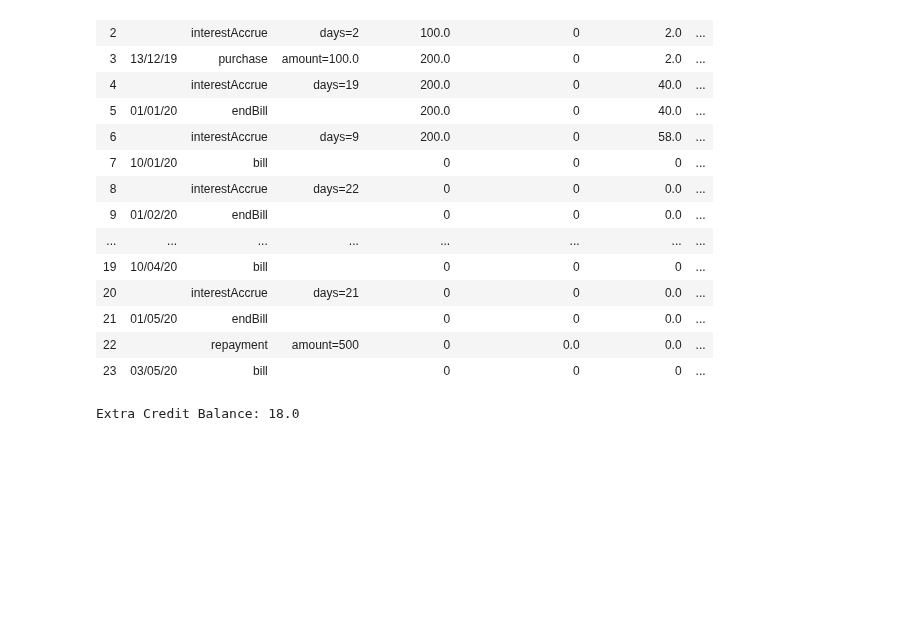
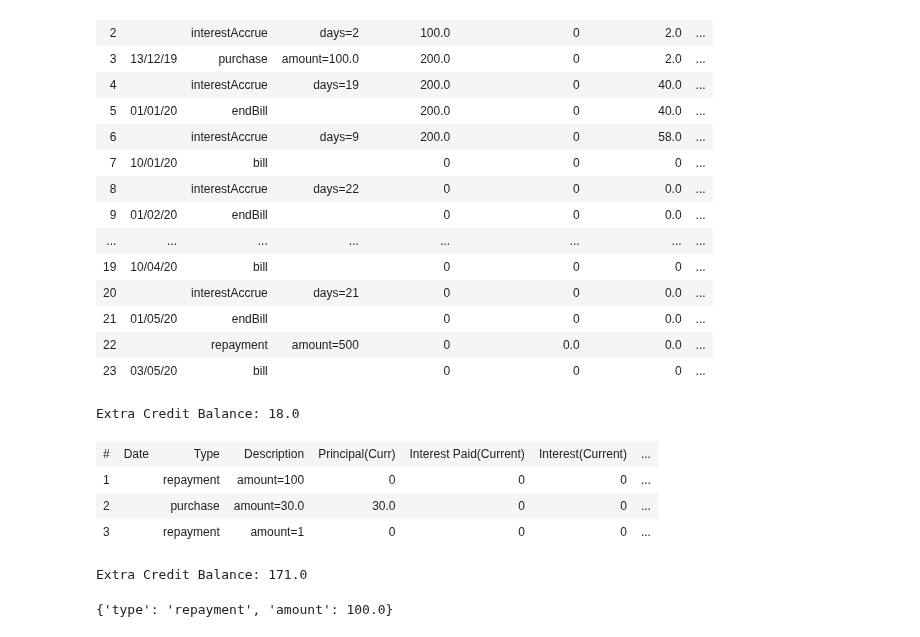
Before and after one commit to mkersh/MambuAPINotebook, a Jupyter notebook: credit-card interest wavering.ipynb, the cells around one changed output. Saved outputs shown, nothing was run; the diff lists cells and outputs as text; code cells hidden in the pictures; blank space fills up the shorter version.

```diff
--- a/credit-card interest wavering.ipynb
+++ b/credit-card interest wavering.ipynb
@@ -456,3 +457,20 @@ Historic interest paid 282.0
 | 22 |  | repayment | amount=500 | 0 | 0.0 | 0.0 | ... |
 | 23 | 03/05/20 | bill |  | 0 | 0 | 0 | ... |
 Extra Credit Balance: 18.0
+# %%
+resetBalances()
+applyEvent(event5,amount=100) # repayment
+applyEvent(event2,amount=30.00) #purchase
+applyEvent(event5,amount=1)
+
+showHistory()
+# %% [output]
+| # | Date | Type | Description | Principal(Curr) | Interest Paid(Current) | Interest(Current) | ... |
+| 1 |  | repayment | amount=100 | 0 | 0 | 0 | ... |
+| 2 |  | purchase | amount=30.0 | 30.0 | 0 | 0 | ... |
+| 3 |  | repayment | amount=1 | 0 | 0 | 0 | ... |
+Extra Credit Balance: 171.0
+# %%
+event5
+# %% [output]
+{'type': 'repayment', 'amount': 100.0}
```
Also changed, not shown: parts of 2 cells of this notebook.
